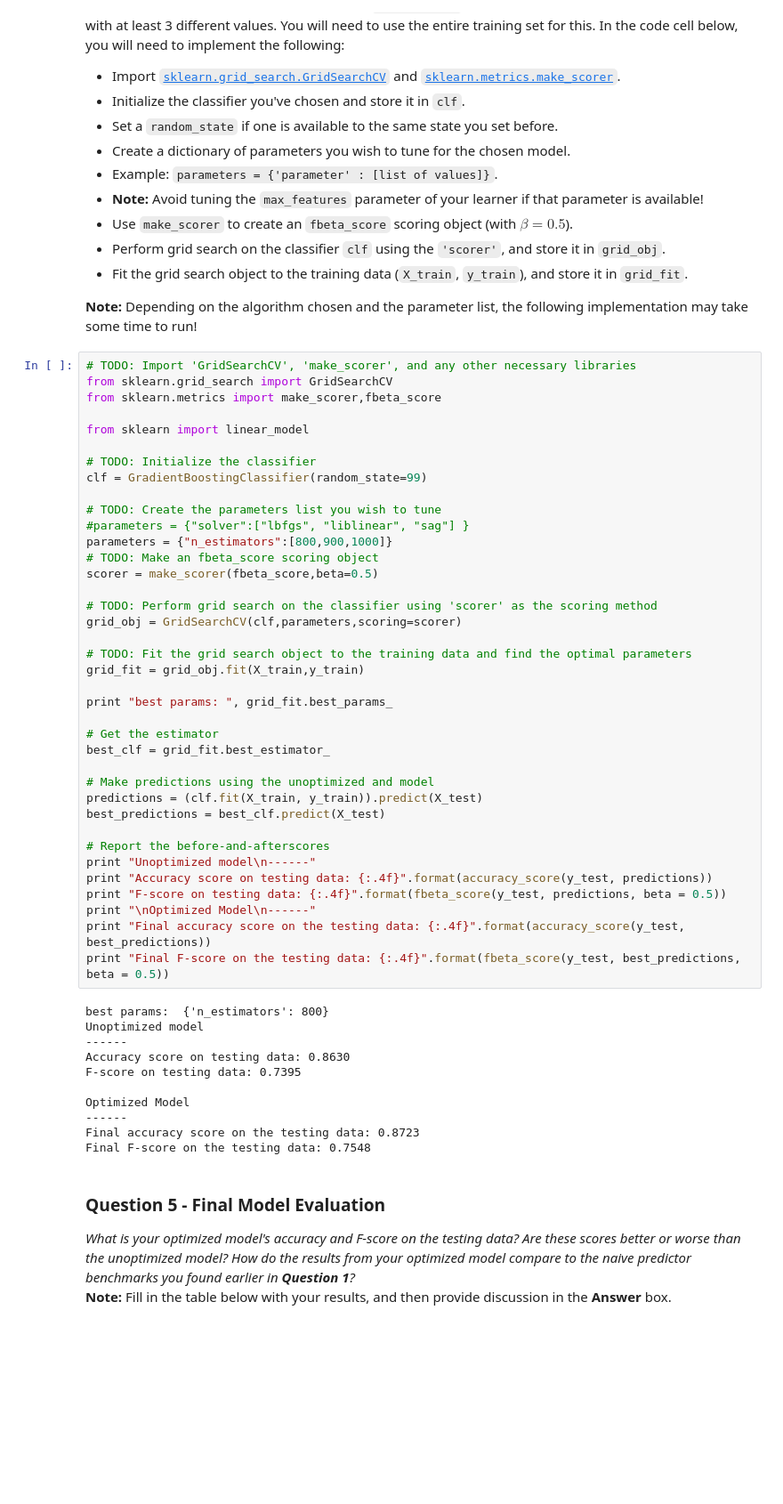
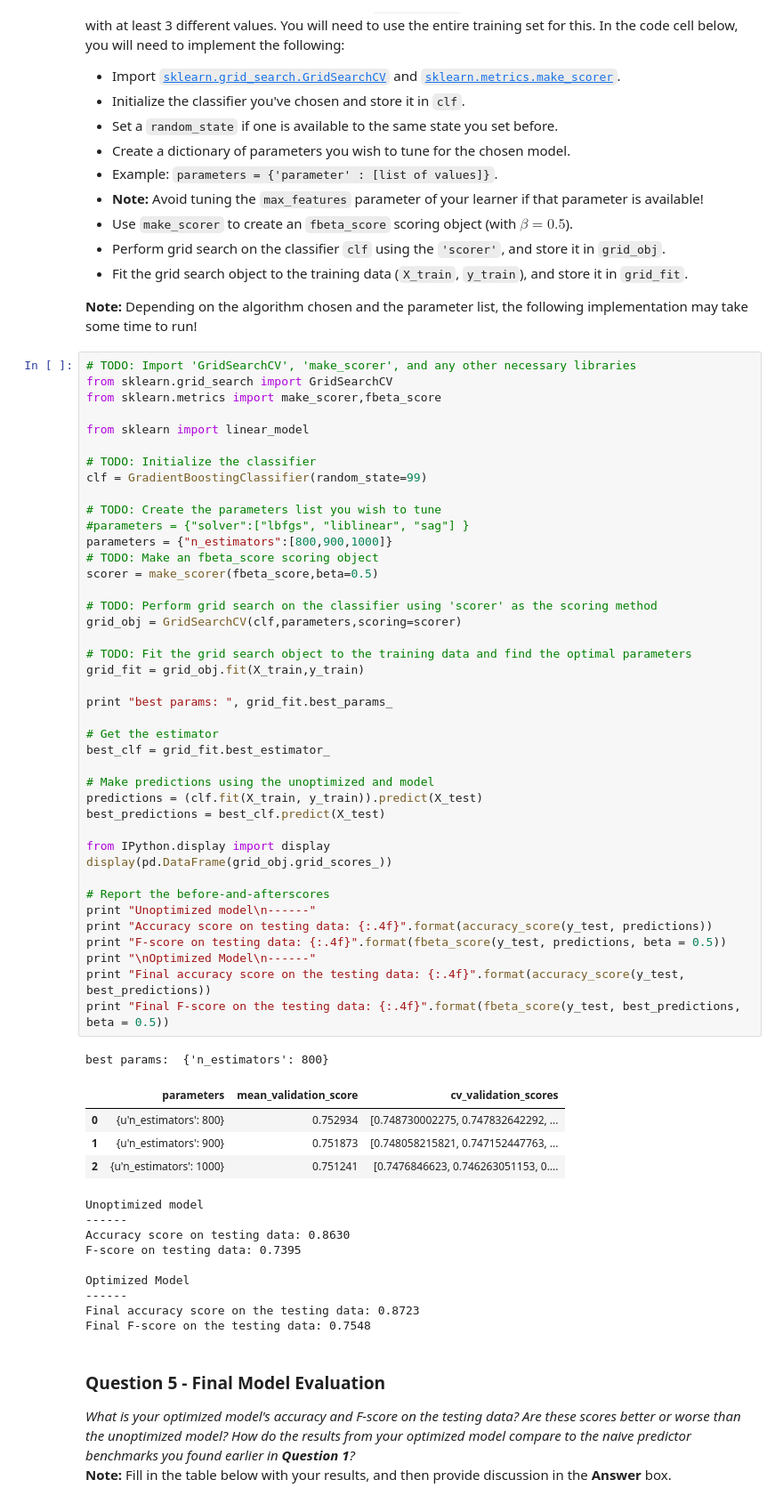
Before and after one commit to gutomcosta/mlnd, a Jupyter notebook: finding_donors/finding_donors.ipynb, the cells around one changed output. Shown: that part at 89% size. Saved outputs shown, nothing was run; the diff lists cells and outputs as text; blank space fills up the shorter version.

```diff
--- a/finding_donors/finding_donors.ipynb
+++ b/finding_donors/finding_donors.ipynb
@@ -469,42 +469,49 @@ clf = GradientBoostingClassifier(random_state=99)
 # TODO: Create the parameters list you wish to tune
 #parameters = {"solver":["lbfgs", "liblinear", "sag"] }
 parameters = {"n_estimators":[800,900,1000]}
 # TODO: Make an fbeta_score scoring object
 scorer = make_scorer(fbeta_score,beta=0.5)
 
 # TODO: Perform grid search on the classifier using 'scorer' as the scoring method
 grid_obj = GridSearchCV(clf,parameters,scoring=scorer)
 
 # TODO: Fit the grid search object to the training data and find the optimal parameters
 grid_fit = grid_obj.fit(X_train,y_train)
 
 print "best params: ", grid_fit.best_params_
 
 # Get the estimator
 best_clf = grid_fit.best_estimator_
 
 # Make predictions using the unoptimized and model
 predictions = (clf.fit(X_train, y_train)).predict(X_test)
 best_predictions = best_clf.predict(X_test)
 
+from IPython.display import display
+display(pd.DataFrame(grid_obj.grid_scores_))
+
 # Report the before-and-afterscores
 print "Unoptimized model\n------"
 print "Accuracy score on testing data: {:.4f}".format(accuracy_score(y_test, predictions))
 print "F-score on testing data: {:.4f}".format(fbeta_score(y_test, predictions, beta = 0.5))
 print "\nOptimized Model\n------"
 print "Final accuracy score on the testing data: {:.4f}".format(accuracy_score(y_test, best_predictions))
 print "Final F-score on the testing data: {:.4f}".format(fbeta_score(y_test, best_predictions, beta = 0.5))
 # %% [output]
 best params:  {'n_estimators': 800}
-Unoptimized model
-------
-Accuracy score on testing data: 0.8630
-F-score on testing data: 0.7395
-
-Optimized Model
-------
-Final accuracy score on the testing data: 0.8723
-Final F-score on the testing data: 0.7548
+|  | parameters | mean_validation_score | cv_validation_scores |
+| 0 | {u'n_estimators': 800} | 0.752934 | [0.748730002275, 0.747832642292, ... |
+| 1 | {u'n_estimators': 900} | 0.751873 | [0.748058215821, 0.747152447763, ... |
+| 2 | {u'n_estimators': 1000} | 0.751241 | [0.7476846623, 0.746263051153, 0.... |
+Unoptimized model
+------
+Accuracy score on testing data: 0.8630
+F-score on testing data: 0.7395
+
+Optimized Model
+------
+Final accuracy score on the testing data: 0.8723
+Final F-score on the testing data: 0.7548
 # %% [markdown]
 ### Question 5 - Final Model Evaluation
 _What is your optimized model's accuracy and F-score on the testing data? Are these scores better or worse than the unoptimized model? How do the results from your optimized model compare to the naive predictor benchmarks you found earlier in **Question 1**?_
```
Also changed, not shown: parts of 4 cells of this notebook.
